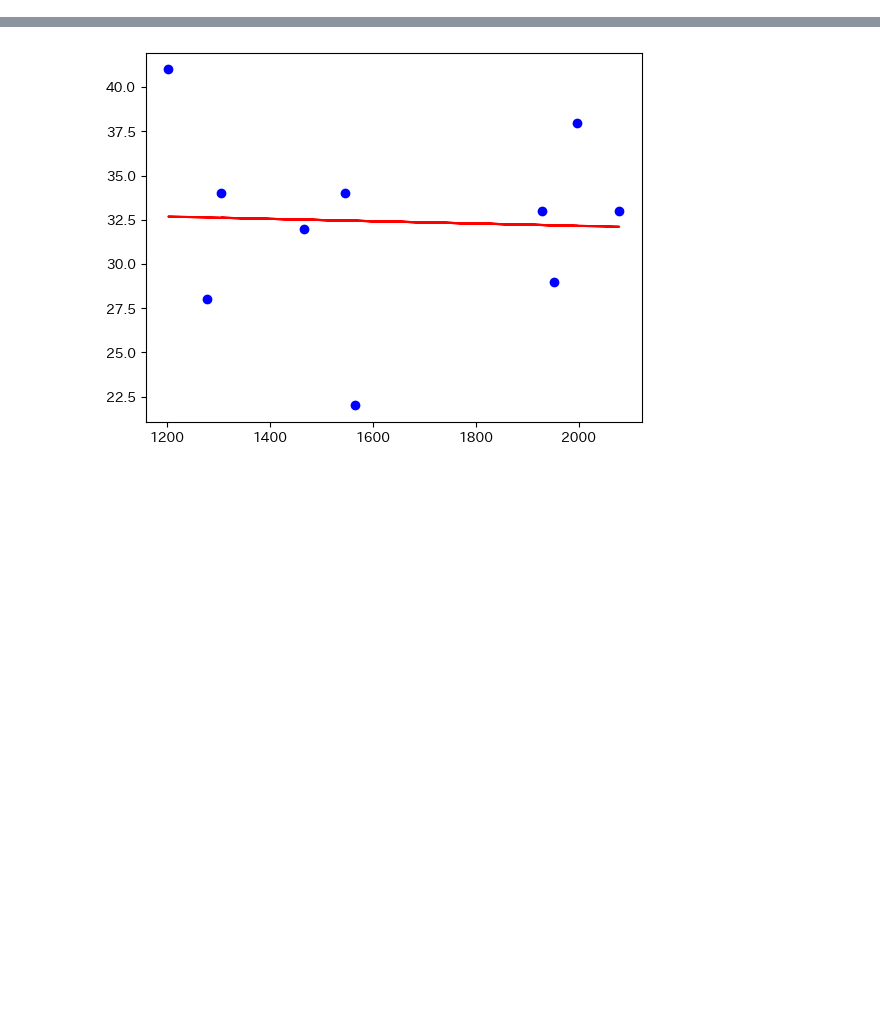
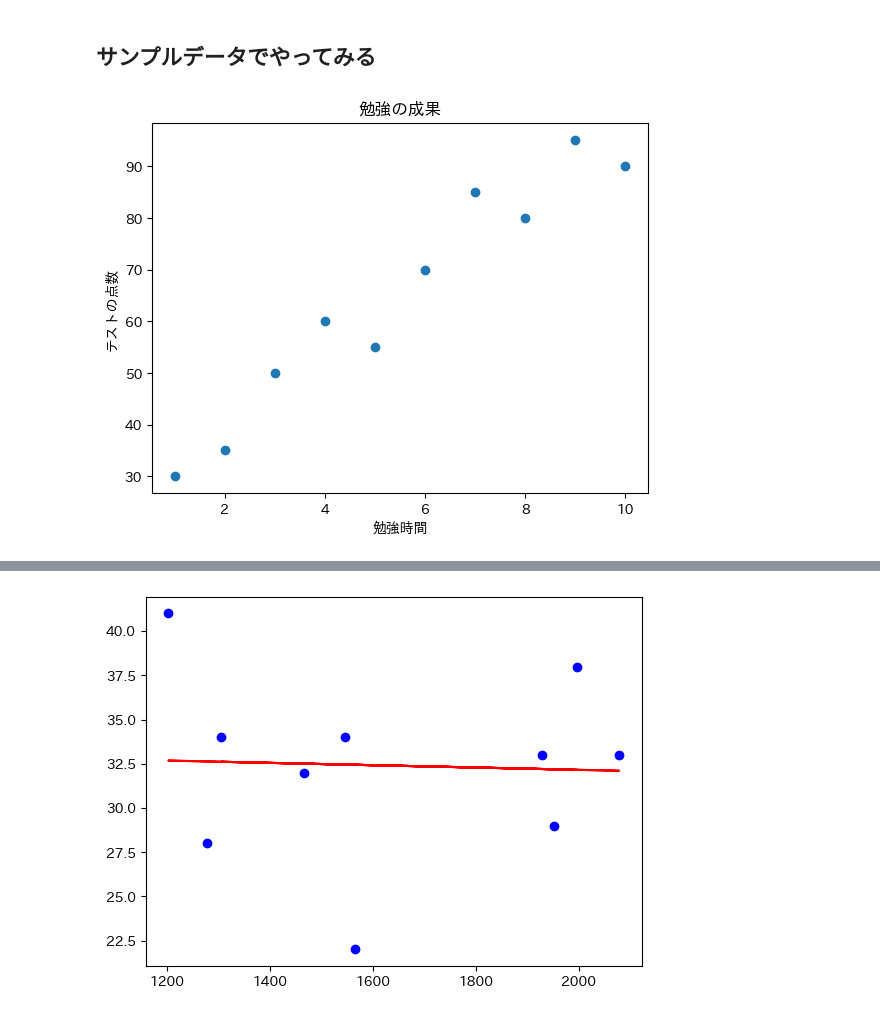
Before and after one commit to hachi-to-nana/linear_regression, a Jupyter notebook: 数学自由研究.ipynb, the cells around one changed output, grey strips where cells are left out. Drawn from its saved outputs; the diff is of its cells as text; code cells hidden in the pictures; blank space fills up the shorter version.

```diff
--- a/数学自由研究.ipynb
+++ b/数学自由研究.ipynb
@@ -75,0 +58,17 @@ print(f"見つかった最適な切片 b: {b:.3f}")
+# %% [markdown]
+## サンプルデータでやってみる
+# %%
+# xが勉強時間(時間)、yがテストの点数(点)
+
+# サンプルデータ
+X = np.array([1, 2, 3, 4, 5, 6, 7, 8, 9, 10])
+Y = np.array([30, 35, 50, 60, 55, 70, 85, 80, 95, 90])
+
+# 散布図を描画する
+plt.scatter(X, Y)
+plt.xlabel("勉強時間") # x軸のラベル
+plt.ylabel("テストの点数") # y軸のラベル
+plt.title("勉強の成果") # グラフのタイトル
+plt.show()
+# %% [output]
+[figure, added]
```
Also changed, not shown: parts of 20 cells of this notebook.
